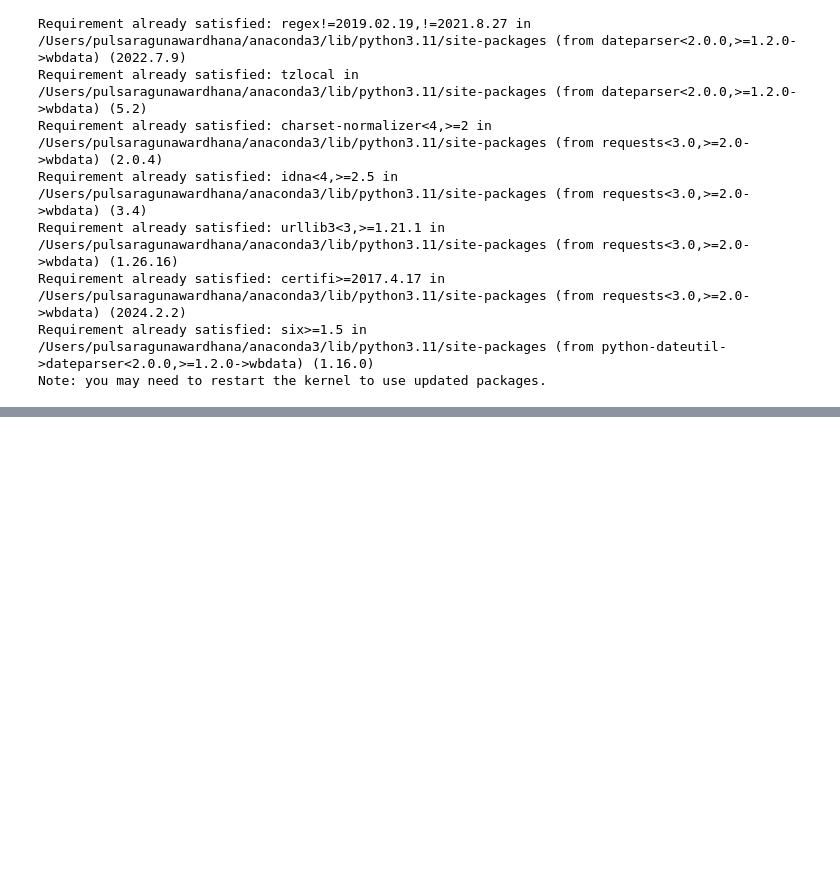
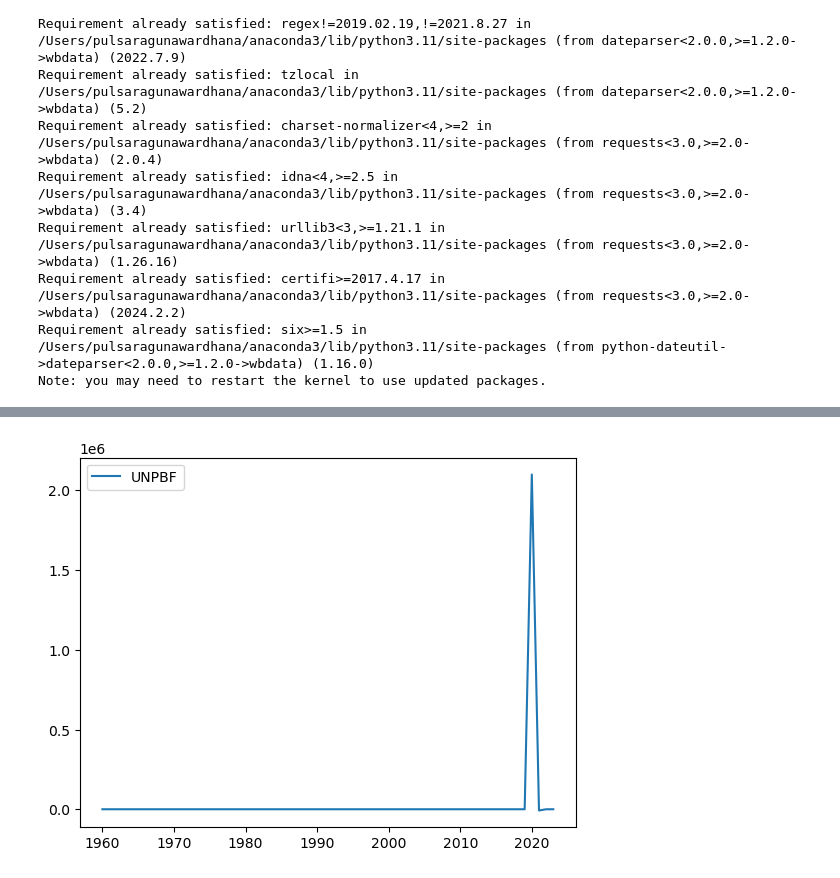
Before and after one commit to pullz6/Debt_Analysis, a Jupyter notebook: Getting-Debt-Stats-from-API.ipynb, the cells around one changed output, grey strips where cells are left out. Drawn from its saved outputs; the diff is of its cells as text; code cells hidden in the pictures; blank space fills up the shorter version.

```diff
--- a/Getting-Debt-Stats-from-API.ipynb
+++ b/Getting-Debt-Stats-from-API.ipynb
@@ -121,0 +262,25 @@ plt.show()
+# %%
+plt.figure()
+#plt.plot(df['date'],df['SDGFUND'],label='SDGFUND')
+#plt.plot(df['date'],df['UNAIDS'],label='UNAIDS')
+#plt.plot(df['date'],df['UNCDF'],label='UNCDF')
+#plt.plot(df['date'],df['UNICEF'],label='UNICEF')
+#plt.plot(df['date'],df['UNHCR'],label='UNHCR')
+#plt.plot(df['date'],df['UNHCR'],label='UNHCR')
+#plt.plot(df['date'],df['UNDP'],label='UNDP')
+#plt.plot(df['date'],df['UNECE'],label='UNECE')
+#plt.plot(df['date'],df['UNEP'],label='UNEP')
+#plt.plot(df['date'],df['UNFPA'],label='UNFPA')
+#plt.plot(df['date'],df['UNIDIR'],label='UNIDIR')
+#plt.plot(df['date'],df['UNRWA'],label='UNRWA')
+#plt.plot(df['date'],df['UNTA'],label='UNTA')
+#plt.plot(df['date'],df['UNWOMEN'],label='UNWOMEN')
+#plt.plot(df['date'],df['UNWTO'],label='UNWTO')
+#plt.plot(df['date'],df['WFP'],label='WFP')
+#plt.plot(df['date'],df['WHO'],label='WHO')
+#plt.plot(df['date'],df['WTO-ITC'],label='WTO-ITC')
+plt.plot(df['date'],df['UNPBF'],label='UNPBF')
+plt.legend()
+plt.show()
+# %% [output]
+[figure, added]
```
Also changed, not shown: parts of 10 cells of this notebook, 4 other files.
